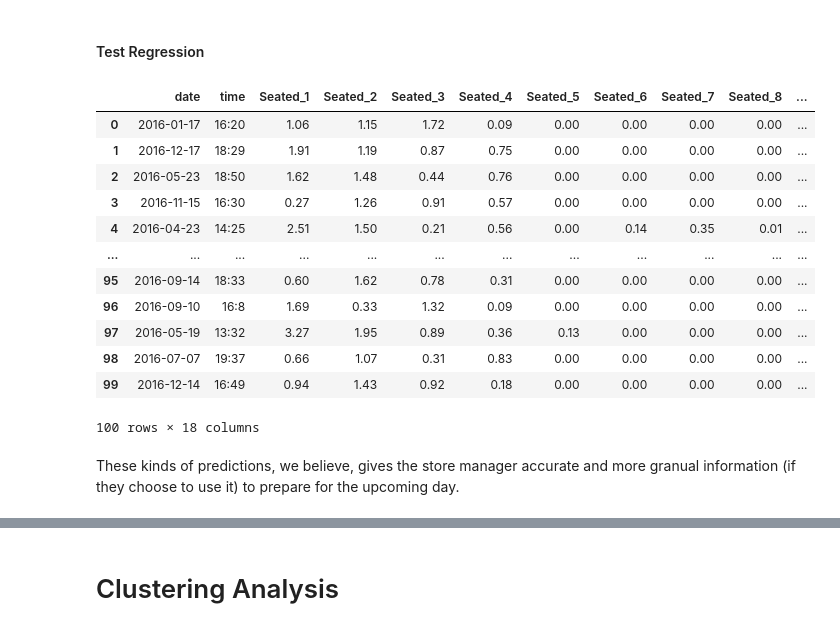
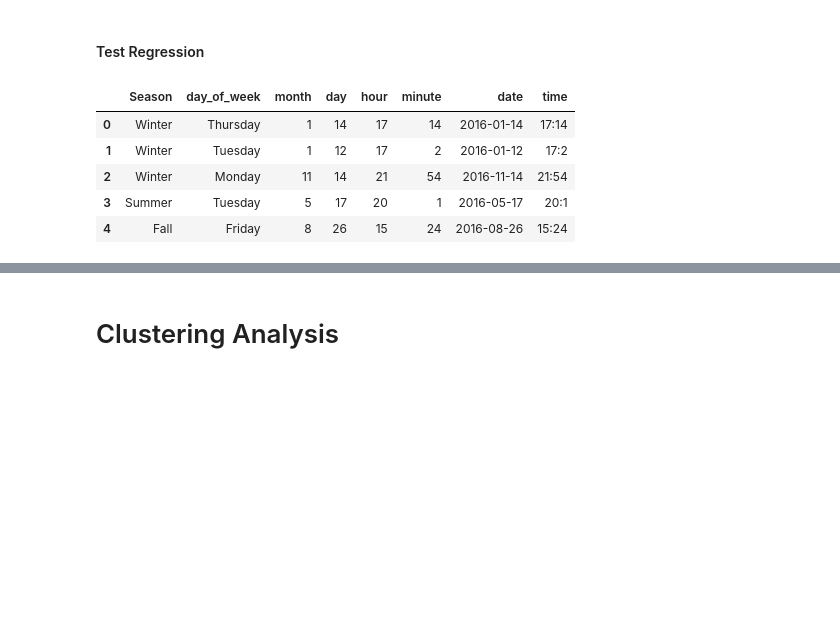
Before and after one commit to Ashwink2310/Pizza_Store_Customer_Traffic_Analysis, a Jupyter notebook: notebooks/pizza_traffic_analysis.ipynb, the cells around one changed output, grey strips where cells are left out. Saved outputs shown, nothing was run; the diff lists cells and outputs as text; code cells hidden in the pictures; blank space fills up the shorter version.

```diff
--- a/notebooks/pizza_traffic_analysis.ipynb
+++ b/notebooks/pizza_traffic_analysis.ipynb
@@ -21,0 +213,3 @@ import warnings
+# %%
+data.drop(columns=['date_dt', 'Week'], inplace=True)
+data.head()
@@ -89,9 +447,9 @@ November 26, 2015, marks the highest recorded activity in the dataset with a tot
 warnings.filterwarnings("ignore")
 chosen_day = '2015-11-26'
 
-filtered_df_1 = df[(df['date'] == chosen_day) & (df['Number_of_people_seated'] == 1)]
-filtered_df_2 = df[(df['date'] == chosen_day) & (df['Number_of_people_seated'] == 2)]
-filtered_df_3 = df[(df['date'] == chosen_day) & (df['Number_of_people_seated'] == 3)]
+filtered_df_1 = seating_df[(seating_df['date'] == chosen_day) & (seating_df['Number_of_people_seated'] == 1)]
+filtered_df_2 = seating_df[(seating_df['date'] == chosen_day) & (seating_df['Number_of_people_seated'] == 2)]
+filtered_df_3 = seating_df[(seating_df['date'] == chosen_day) & (seating_df['Number_of_people_seated'] == 3)]
 
 for filtered_df in [filtered_df_1, filtered_df_2, filtered_df_3]:
     filtered_df["start_time"] = pd.to_datetime(filtered_df["start_time"])
@@ -143,6 +499,10 @@ We are going to be analyzing the customer traffic (seating capacity) for every 5
 # %%
-unique_dates = df['date'].unique()
+unique_dates = seating_df['date'].unique()
 
-start_time = df.start_time.min().strftime('%H:%M:%S')
-end_time = df.start_time.max().strftime('%H:%M:%S')
+start_time = seating_df.start_time.min().strftime('%H:%M:%S')
+end_time = seating_df.start_time.max().strftime('%H:%M:%S')
 time_range = pd.date_range(start=start_time, end=end_time, freq="5T").strftime("%H:%M").tolist()
+
+print(f"\nTime range: {start_time} to {end_time}")
+print(f"Time intervals: {len(time_range)} (5-minute intervals)")
+print(f"Unique dates: {len(unique_dates)}")
@@ -909,66 +1130,43 @@ From the mean absolute error we can see that the regressor is fitting the data w
 # %% [markdown]
 #### Test Regression
 # %%
-# Creating random subsets from test dataset to predict the seating data
-
-random_data = []
+# Generate random test data for 2016
 random_test_data = []
 
 for _ in range(100):
-
     random_date = pd.Timestamp(f"2016-{random.randint(1, 12):02d}-{random.randint(1, 28):02d}")
     random_time_delta = random.randint(
-        0, int((datetime.strptime(end_time, "%H:%M:%S") - datetime.strptime(start_time, "%H:%M:%S")).total_seconds())
+        0, int((datetime.strptime(end_time, "%H:%M:%S") -
+                datetime.strptime(start_time, "%H:%M:%S")).total_seconds())
     )
 
     start_time_obj = datetime(1900, 1, 1, 11, 38, 36)
+    random_time = (start_time_obj + timedelta(seconds=random_time_delta)).time()
 
-    random_time = (start_time_obj + timedelta(seconds=random_time_delta)).time()
-    hour = random_time.hour
-    minute = random_time.minute
-
-    random_data.append({
-        'date': random_date,
-        'time': f'{hour}:{minute}'
-    })
-
-    day_of_week = pd.to_datetime(random_date).day_name()
+    day_of_week = random_date.day_name()
     month = random_date.month
     season = season_mapping[month]
     day = random_date.day
+    hour = random_time.hour
+    minute = random_time.minute
 
     random_test_data.append({
         'Season': season,
         'day_of_week': day_of_week,
         'month': month,
         'day': day,
         'hour': hour,
         'minute': minute,
+        'date': random_date,
+        'time': f'{hour}:{minute}'
     })
 
 random_test_df = pd.DataFrame(random_test_data)
-random_df = pd.DataFrame(random_data)
-
-predictions = regression_model.predict(random_test_df)
-num_pred_columns = predictions.shape[1]
-predicted_df = pd.DataFrame(predictions, columns=[f'Seated_{i+1}' for i in range(num_pred_columns)])
-
-result_df = pd.concat([random_df, predicted_df], axis=1)
-result_df['Total'] = sum(result_df[f'Seated_{i}'] * i for i in range(1, 16))
-result_df
+random_test_df.head()
 # %% [output]
-|  | date | time | Seated_1 | Seated_2 | Seated_3 | Seated_4 | Seated_5 | Seated_6 | Seated_7 | Seated_8 | ... |
-| 0 | 2016-01-17 | 16:20 | 1.06 | 1.15 | 1.72 | 0.09 | 0.00 | 0.00 | 0.00 | 0.00 | ... |
-| 1 | 2016-12-17 | 18:29 | 1.91 | 1.19 | 0.87 | 0.75 | 0.00 | 0.00 | 0.00 | 0.00 | ... |
-| 2 | 2016-05-23 | 18:50 | 1.62 | 1.48 | 0.44 | 0.76 | 0.00 | 0.00 | 0.00 | 0.00 | ... |
-| 3 | 2016-11-15 | 16:30 | 0.27 | 1.26 | 0.91 | 0.57 | 0.00 | 0.00 | 0.00 | 0.00 | ... |
-| 4 | 2016-04-23 | 14:25 | 2.51 | 1.50 | 0.21 | 0.56 | 0.00 | 0.14 | 0.35 | 0.01 | ... |
-| ... | ... | ... | ... | ... | ... | ... | ... | ... | ... | ... | ... |
-| 95 | 2016-09-14 | 18:33 | 0.60 | 1.62 | 0.78 | 0.31 | 0.00 | 0.00 | 0.00 | 0.00 | ... |
-| 96 | 2016-09-10 | 16:8 | 1.69 | 0.33 | 1.32 | 0.09 | 0.00 | 0.00 | 0.00 | 0.00 | ... |
-| 97 | 2016-05-19 | 13:32 | 3.27 | 1.95 | 0.89 | 0.36 | 0.13 | 0.00 | 0.00 | 0.00 | ... |
-| 98 | 2016-07-07 | 19:37 | 0.66 | 1.07 | 0.31 | 0.83 | 0.00 | 0.00 | 0.00 | 0.00 | ... |
-| 99 | 2016-12-14 | 16:49 | 0.94 | 1.43 | 0.92 | 0.18 | 0.00 | 0.00 | 0.00 | 0.00 | ... |
+|  | Season | day_of_week | month | day | hour | minute | date | time |
+| 0 | Winter | Thursday | 1 | 14 | 17 | 14 | 2016-01-14 | 17:14 |
+| 1 | Winter | Tuesday | 1 | 12 | 17 | 2 | 2016-01-12 | 17:2 |
+| 2 | Winter | Monday | 11 | 14 | 21 | 54 | 2016-11-14 | 21:54 |
+| 3 | Summer | Tuesday | 5 | 17 | 20 | 1 | 2016-05-17 | 20:1 |
+| 4 | Fall | Friday | 8 | 26 | 15 | 24 | 2016-08-26 | 15:24 |
-100 rows × 18 columns
-# %% [markdown]
-These kinds of predictions, we believe, gives the store manager accurate and more granual information (if they choose to use it) to prepare for the upcoming day.
```
Also changed, not shown: parts of 157 cells of this notebook.
